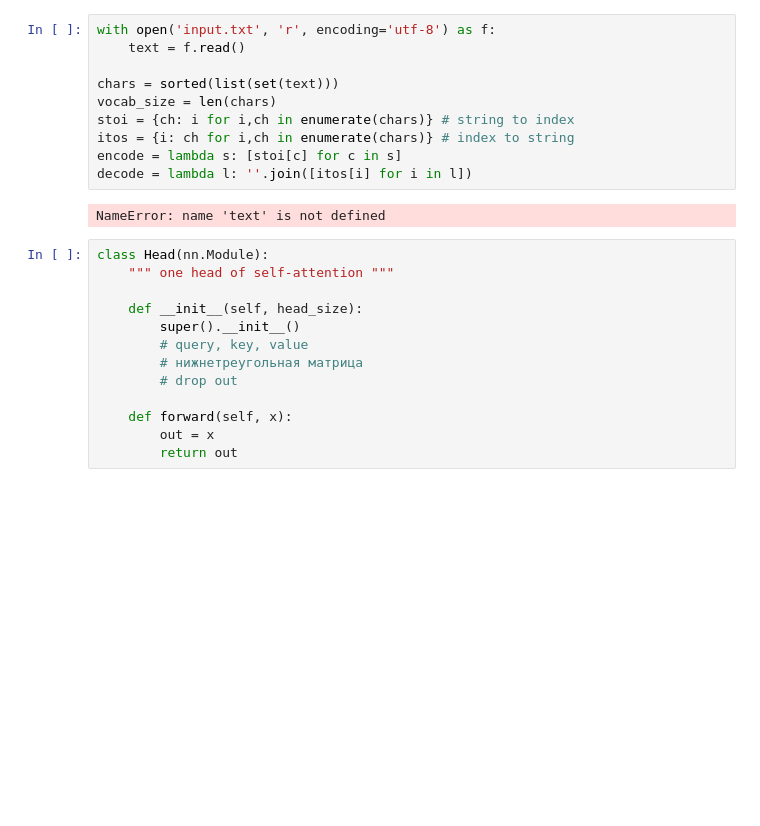
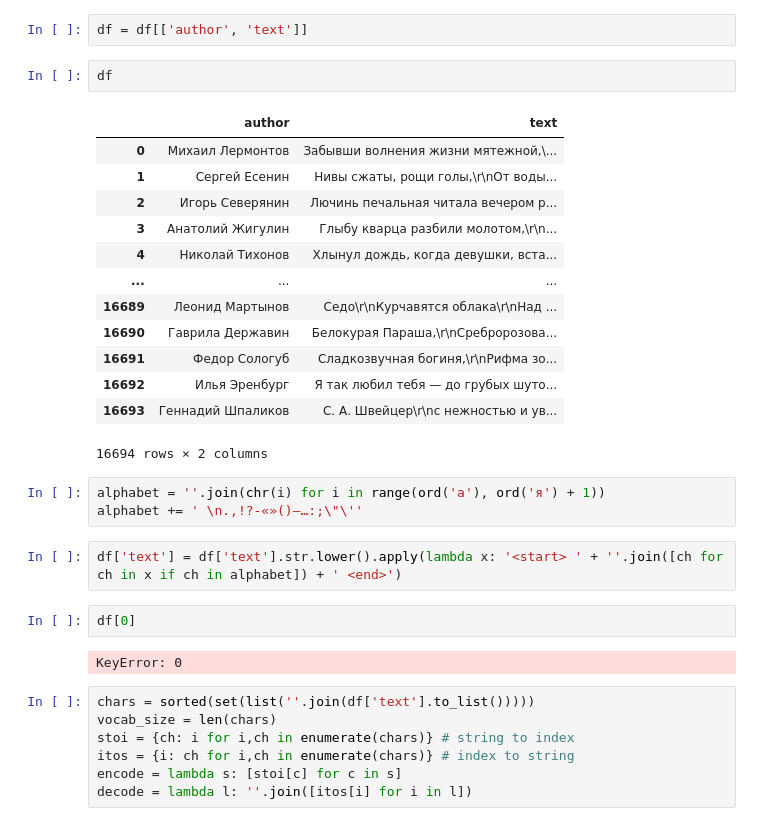
Before and after one commit to RthdxDev/autumn_school, a Jupyter notebook: gpt_2_template.ipynb, the cells around one changed output. Saved outputs shown, nothing was run; the diff lists cells and outputs as text; blank space fills up the shorter version.

Commit message:
add gpt, add names dataset, add names dataset processing

```diff
--- a/gpt_2_template.ipynb
+++ b/gpt_2_template.ipynb
@@ -9,25 +20,34 @@ FileNotFoundError: [Errno 2] No such file or directory: '/home/matta/repos/autum
+# %%
+df = df[['author', 'text']]
+# %%
+df
+# %% [output]
+|  | author | text |
+| 0 | Михаил Лермонтов | Забывши волнения жизни мятежной,\... |
+| 1 | Сергей Есенин | Нивы сжаты, рощи голы,\r\nОт воды... |
+| 2 | Игорь Северянин | Лючинь печальная читала вечером р... |
+| 3 | Анатолий Жигулин | Глыбу кварца разбили молотом,\r\n... |
+| 4 | Николай Тихонов | Хлынул дождь, когда девушки, вста... |
+| ... | ... | ... |
+| 16689 | Леонид Мартынов | Седо\r\nКурчавятся облака\r\nНад ... |
+| 16690 | Гаврила Державин | Белокурая Параша,\r\nСребророзова... |
+| 16691 | Федор Сологуб | Сладкозвучная богиня,\r\nРифма зо... |
+| 16692 | Илья Эренбург | Я так любил тебя — до грубых шуто... |
+| 16693 | Геннадий Шпаликов | С. А. Швейцер\r\nс нежностью и ув... |
+16694 rows × 2 columns
+# %%
+alphabet = ''.join(chr(i) for i in range(ord('а'), ord('я') + 1))
+alphabet += ' \n.,!?-«»()—…:;\"\''
+# %%
+df['text'] = df['text'].str.lower().apply(lambda x: '<start> ' + ''.join([ch for ch in x if ch in alphabet]) + ' <end>')
+# %%
+df[0]
+# %% [output]
+KeyError: 0
 # %%
-with open('input.txt', 'r', encoding='utf-8') as f:
-    text = f.read()
-
-chars = sorted(list(set(text)))
+chars = sorted(set(list(''.join(df['text'].to_list()))))
 vocab_size = len(chars)
 stoi = {ch: i for i,ch in enumerate(chars)} # string to index
 itos = {i: ch for i,ch in enumerate(chars)} # index to string
 encode = lambda s: [stoi[c] for c in s]
 decode = lambda l: ''.join([itos[i] for i in l])
-# %% [output]
-NameError: name 'text' is not defined
-# %%
-class Head(nn.Module):
-    """ one head of self-attention """
-
-    def __init__(self, head_size):
-        super().__init__()
-        # query, key, value
-        # нижнетреугольная матрица
-        # drop out
-
-    def forward(self, x):
-        out = x
-        return out
```
Also changed, not shown: parts of 24 cells of this notebook, 1 other file.
